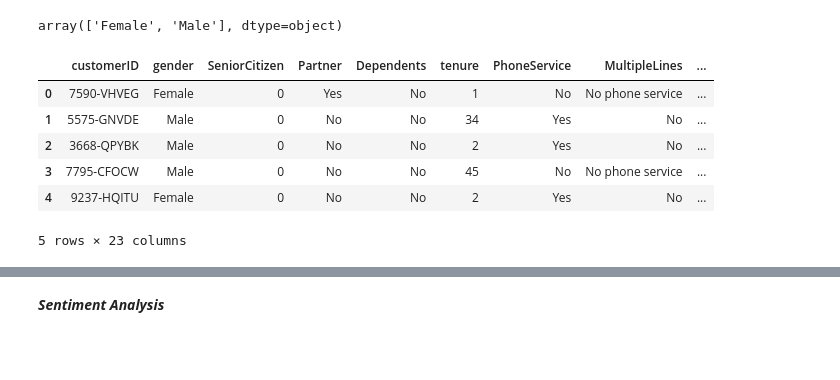
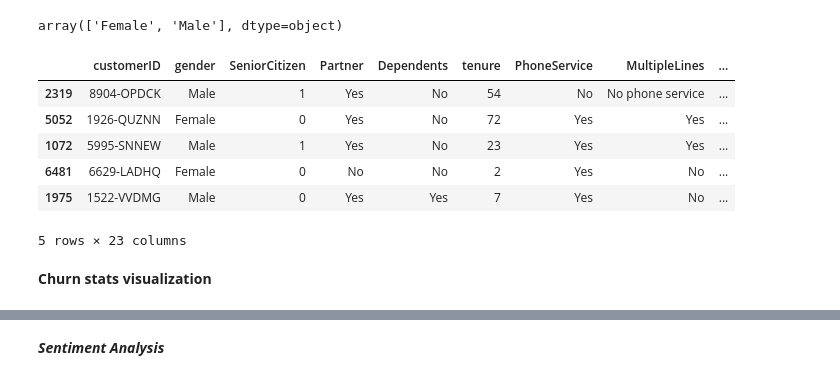
Before and after one commit to priyankavasavada/churn-ai-project, a Jupyter notebook: data_analysis.ipynb, the cells around one changed output, grey strips where cells are left out. Cells and saved outputs as stored; diff of their text form; code cells hidden in the pictures; blank space fills up the shorter version.

```diff
--- a/data_analysis.ipynb
+++ b/data_analysis.ipynb
@@ -142,12 +141,14 @@ df['gender'].unique()
 # %% [output]
 array(['Female', 'Male'], dtype=object)
 # %%
-df.head()
+df.sample(5)
 # %% [output]
 |  | customerID | gender | SeniorCitizen | Partner | Dependents | tenure | PhoneService | MultipleLines | ... |
-| 0 | 7590-VHVEG | Female | 0 | Yes | No | 1 | No | No phone service | ... |
-| 1 | 5575-GNVDE | Male | 0 | No | No | 34 | Yes | No | ... |
-| 2 | 3668-QPYBK | Male | 0 | No | No | 2 | Yes | No | ... |
-| 3 | 7795-CFOCW | Male | 0 | No | No | 45 | No | No phone service | ... |
-| 4 | 9237-HQITU | Female | 0 | No | No | 2 | Yes | No | ... |
+| 2319 | 8904-OPDCK | Male | 1 | Yes | No | 54 | No | No phone service | ... |
+| 5052 | 1926-QUZNN | Female | 0 | Yes | No | 72 | Yes | Yes | ... |
+| 1072 | 5995-SNNEW | Male | 1 | Yes | No | 23 | Yes | Yes | ... |
+| 6481 | 6629-LADHQ | Female | 0 | No | No | 2 | Yes | No | ... |
+| 1975 | 1522-VVDMG | Male | 0 | Yes | Yes | 7 | Yes | No | ... |
 5 rows × 23 columns
+# %% [markdown]
+**Churn stats visualization**
```
Also changed, not shown: parts of 12 cells of this notebook.
